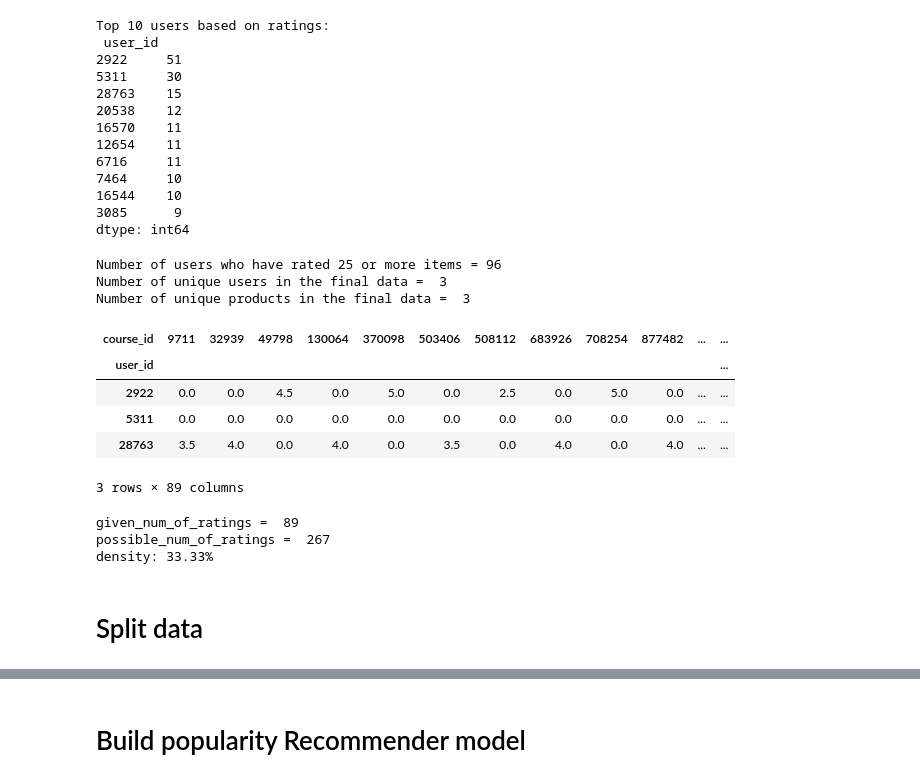
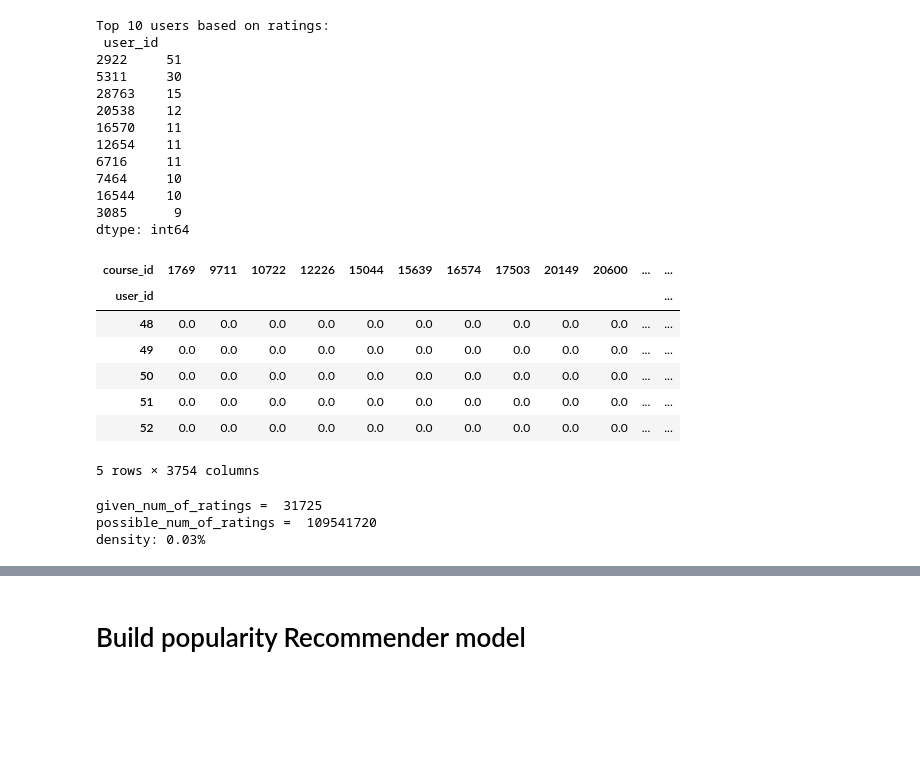
Before and after one commit to phuctv302/udemy-recommendation, a Jupyter notebook: process/collab.filter.model.ipynb, the cells around one changed output, grey strips where cells are left out. Drawn from its saved outputs; the diff is of its cells as text; code cells hidden in the pictures; blank space fills up the shorter version.

```diff
--- a/process/collab.filter.model.ipynb
+++ b/process/collab.filter.model.ipynb
@@ -121,39 +122,29 @@ Top 10 users based on ratings:
 16544    10
 3085      9
 dtype: int64
-# %%
-counts=user_reviews.user_id.value_counts()
-user_reviews_final=user_reviews[user_reviews.user_id.isin(counts[counts>=15].index)]
-print('Number of users who have rated 25 or more items =', len(user_reviews_final))
-print('Number of unique users in the final data = ', user_reviews_final['user_id'].nunique())
-print('Number of unique products in the final data = ', user_reviews_final['user_id'].nunique())
-# %% [output]
-Number of users who have rated 25 or more items = 96
-Number of unique users in the final data =  3
-Number of unique products in the final data =  3
 # %%
 # ratings analysis in final dataset
-final_rating_matrix = user_reviews_final.pivot_table(index='user_id', columns='course_id', values='rating', aggfunc='mean').fillna(0)
-final_rating_matrix.head()
+rating_matrix = user_reviews.pivot_table(index='user_id', columns='course_id', values='rating').fillna(0)
+rating_matrix.head()
 # %% [output]
-| course_id | 9711 | 32939 | 49798 | 130064 | 370098 | 503406 | 508112 | 683926 | 708254 | 877482 | ... | ... |
+| course_id | 1769 | 9711 | 10722 | 12226 | 15044 | 15639 | 16574 | 17503 | 20149 | 20600 | ... | ... |
 | user_id |  |  |  |  |  |  |  |  |  |  |  | ... |
-| 2922 | 0.0 | 0.0 | 4.5 | 0.0 | 5.0 | 0.0 | 2.5 | 0.0 | 5.0 | 0.0 | ... | ... |
-| 5311 | 0.0 | 0.0 | 0.0 | 0.0 | 0.0 | 0.0 | 0.0 | 0.0 | 0.0 | 0.0 | ... | ... |
-| 28763 | 3.5 | 4.0 | 0.0 | 4.0 | 0.0 | 3.5 | 0.0 | 4.0 | 0.0 | 4.0 | ... | ... |
+| 48 | 0.0 | 0.0 | 0.0 | 0.0 | 0.0 | 0.0 | 0.0 | 0.0 | 0.0 | 0.0 | ... | ... |
+| 49 | 0.0 | 0.0 | 0.0 | 0.0 | 0.0 | 0.0 | 0.0 | 0.0 | 0.0 | 0.0 | ... | ... |
+| 50 | 0.0 | 0.0 | 0.0 | 0.0 | 0.0 | 0.0 | 0.0 | 0.0 | 0.0 | 0.0 | ... | ... |
+| 51 | 0.0 | 0.0 | 0.0 | 0.0 | 0.0 | 0.0 | 0.0 | 0.0 | 0.0 | 0.0 | ... | ... |
+| 52 | 0.0 | 0.0 | 0.0 | 0.0 | 0.0 | 0.0 | 0.0 | 0.0 | 0.0 | 0.0 | ... | ... |
-3 rows × 89 columns
+5 rows × 3754 columns
 # %%
 # Calucating the density of the rating marix
-given_num_of_ratings = np.count_nonzero(final_rating_matrix)
+given_num_of_ratings = np.count_nonzero(rating_matrix)
 print('given_num_of_ratings = ', given_num_of_ratings)
-possible_num_of_ratings = final_rating_matrix.shape[0] * final_rating_matrix.shape[1]
+possible_num_of_ratings = rating_matrix.shape[0] * rating_matrix.shape[1]
 print('possible_num_of_ratings = ', possible_num_of_ratings)
 density = (given_num_of_ratings/possible_num_of_ratings)
 density *= 100
 print ('density: {:4.2f}%'.format(density))
 # %% [output]
-given_num_of_ratings =  89
-possible_num_of_ratings =  267
-density: 33.33%
+given_num_of_ratings =  31725
+possible_num_of_ratings =  109541720
+density: 0.03%
-# %% [markdown]
-# Split data
```
Also changed, not shown: parts of 34 cells of this notebook, 1 other file.
